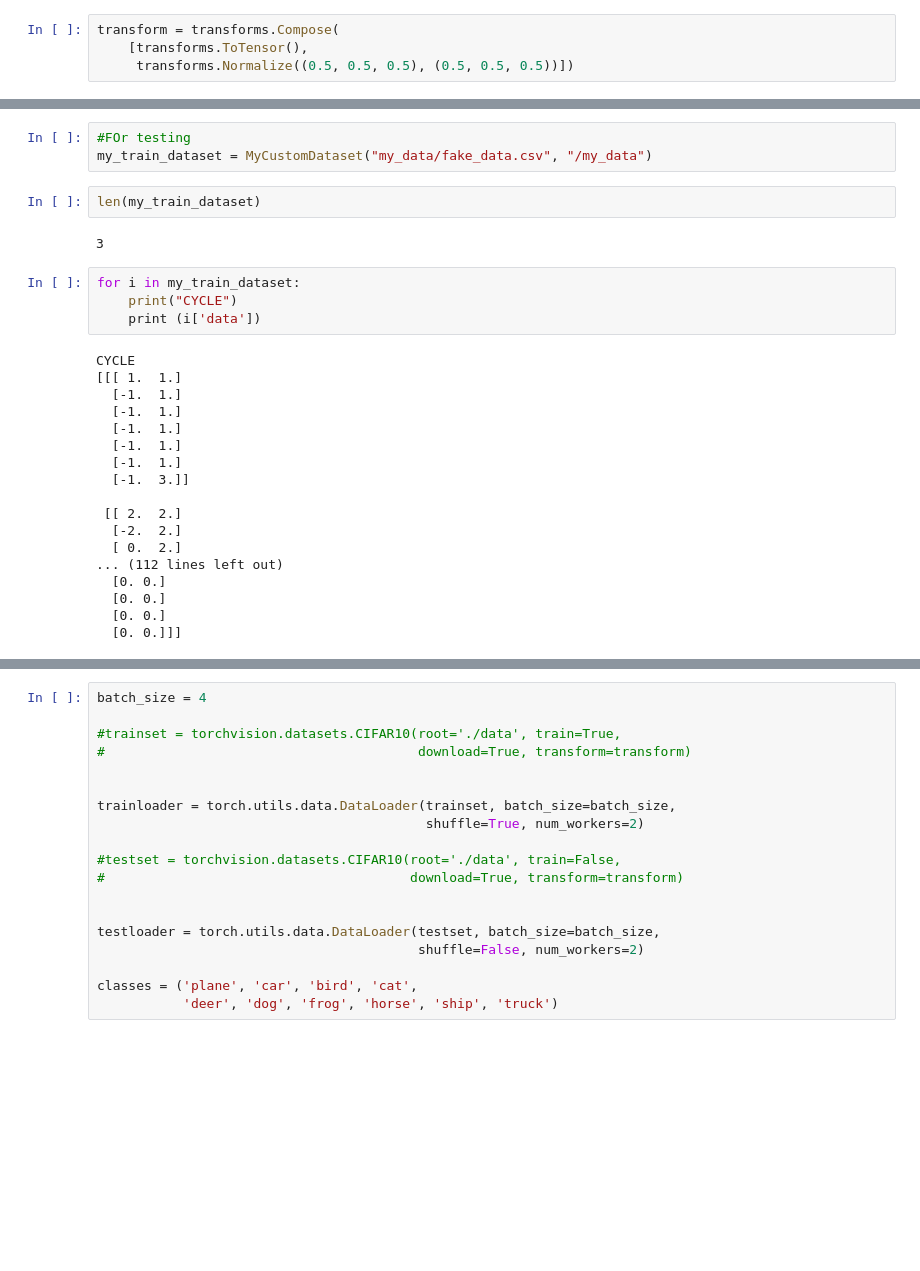
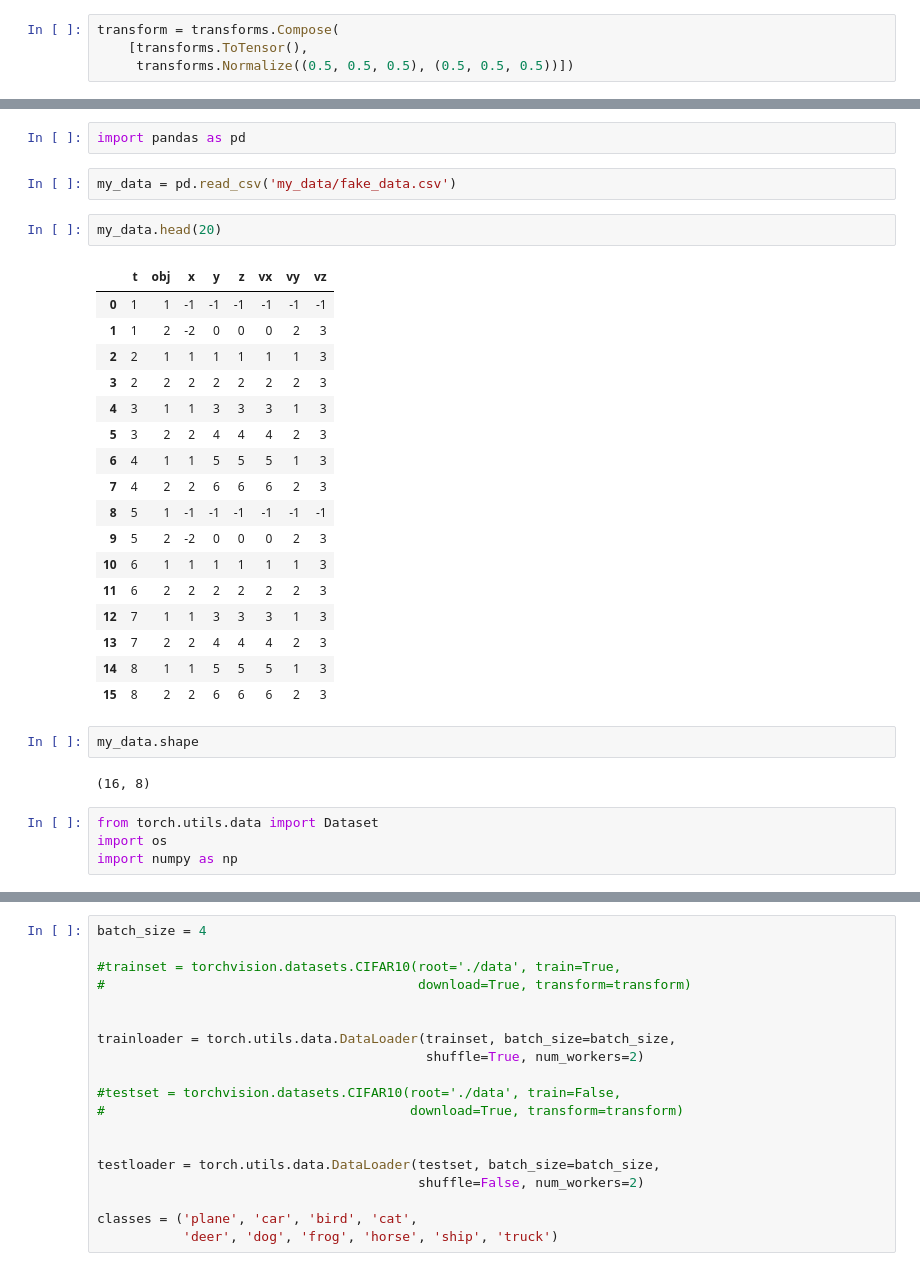
Before and after one commit to jcmayoral/gr_perception, a Jupyter notebook: gr_ml/idea_2/idea_2.1.ipynb, the cells around one changed output, grey strips where cells are left out. Drawn from its saved outputs; the diff is of its cells as text; blank space fills up the shorter version.

```diff
--- a/gr_ml/idea_2/idea_2.1.ipynb
+++ b/gr_ml/idea_2/idea_2.1.ipynb
@@ -74,29 +18,32 @@ class MyCustomDataset(Dataset):
-# %%
-#FOr testing
-my_train_dataset = MyCustomDataset("my_data/fake_data.csv", "/my_data")
-# %%
-len(my_train_dataset)
-# %% [output]
-3
-# %%
-for i in my_train_dataset:
-    print("CYCLE")
-    print (i['data'])
-# %% [output]
-CYCLE
-[[[ 1.  1.]
-  [-1.  1.]
-  [-1.  1.]
-  [-1.  1.]
-  [-1.  1.]
-  [-1.  1.]
-  [-1.  3.]]
-
- [[ 2.  2.]
-  [-2.  2.]
-  [ 0.  2.]
-... (112 lines left out)
-  [0. 0.]
-  [0. 0.]
-  [0. 0.]
-  [0. 0.]]]
+# %%
+import pandas as pd
+# %%
+my_data = pd.read_csv('my_data/fake_data.csv')
+# %%
+my_data.head(20)
+# %% [output]
+|  | t | obj | x | y | z | vx | vy | vz |
+| 0 | 1 | 1 | -1 | -1 | -1 | -1 | -1 | -1 |
+| 1 | 1 | 2 | -2 | 0 | 0 | 0 | 2 | 3 |
+| 2 | 2 | 1 | 1 | 1 | 1 | 1 | 1 | 3 |
+| 3 | 2 | 2 | 2 | 2 | 2 | 2 | 2 | 3 |
+| 4 | 3 | 1 | 1 | 3 | 3 | 3 | 1 | 3 |
+| 5 | 3 | 2 | 2 | 4 | 4 | 4 | 2 | 3 |
+| 6 | 4 | 1 | 1 | 5 | 5 | 5 | 1 | 3 |
+| 7 | 4 | 2 | 2 | 6 | 6 | 6 | 2 | 3 |
+| 8 | 5 | 1 | -1 | -1 | -1 | -1 | -1 | -1 |
+| 9 | 5 | 2 | -2 | 0 | 0 | 0 | 2 | 3 |
+| 10 | 6 | 1 | 1 | 1 | 1 | 1 | 1 | 3 |
+| 11 | 6 | 2 | 2 | 2 | 2 | 2 | 2 | 3 |
+| 12 | 7 | 1 | 1 | 3 | 3 | 3 | 1 | 3 |
+| 13 | 7 | 2 | 2 | 4 | 4 | 4 | 2 | 3 |
+| 14 | 8 | 1 | 1 | 5 | 5 | 5 | 1 | 3 |
+| 15 | 8 | 2 | 2 | 6 | 6 | 6 | 2 | 3 |
+# %%
+my_data.shape
+# %% [output]
+(16, 8)
+# %%
+from torch.utils.data import Dataset
+import os
+import numpy as np
```
Also changed, not shown: parts of 10 cells of this notebook, 2 other files.
